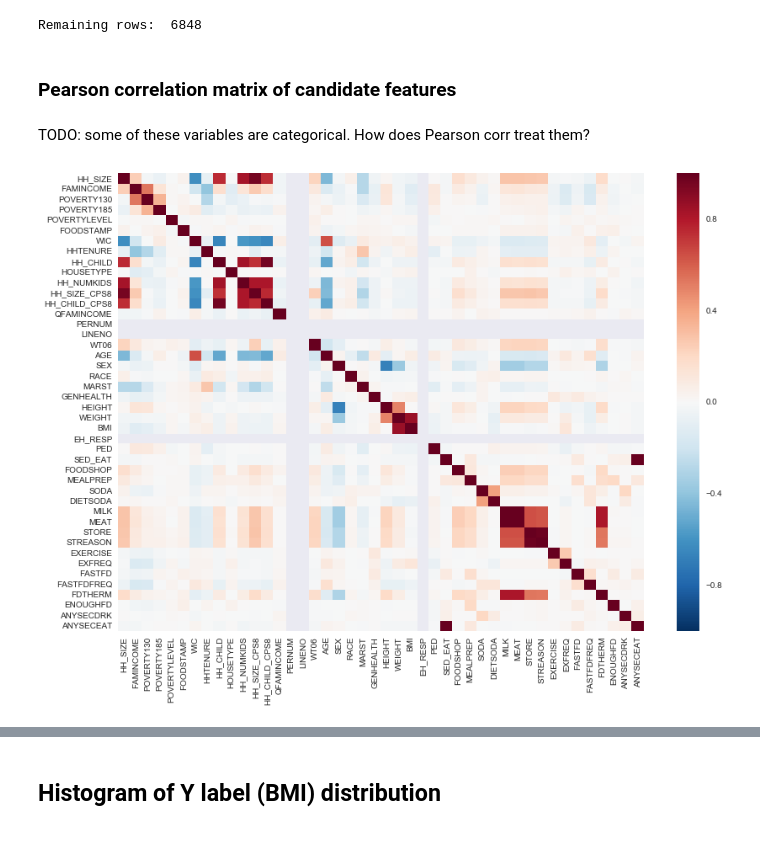
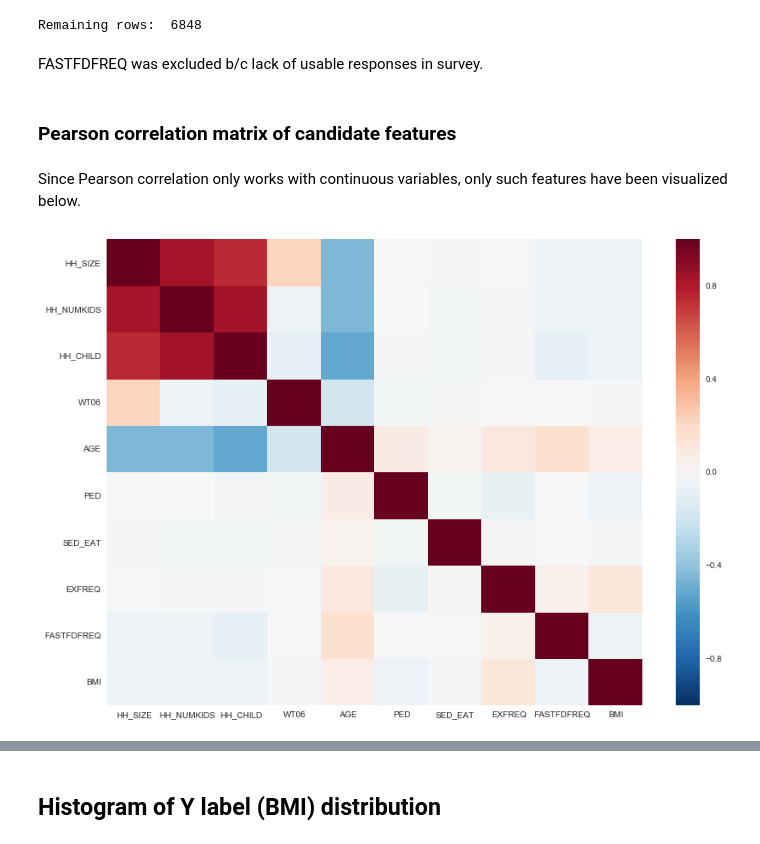
Before and after one commit to br4qua/atus-analysis-obesity, a Jupyter notebook: analyses/exploratory_analysis.ipynb, the cells around one changed output, grey strips where cells are left out. Saved outputs shown, nothing was run; the diff lists cells and outputs as text; code cells hidden in the pictures.

```diff
--- a/analyses/exploratory_analysis.ipynb
+++ b/analyses/exploratory_analysis.ipynb
@@ -15,15 +15,33 @@ FEATURE_COLS = ['HH_SIZE', 'FAMINCOME', 'POVERTY130', 'POVERTY185',
        'SODA', 'DIETSODA', 'MILK', 'MEAT', 'STORE', 'STREASON', 'EXERCISE',
        'EXFREQ', 'FASTFD', 'FASTFDFREQ', 'FDTHERM', 'ENOUGHFD', 'ANYSECDRK',
        'ANYSECEAT']
+CONTINUOUS_FEATURES = ['HH_SIZE', 'HH_NUMKIDS', 'HH_CHILD',
+                       'WT06', 'AGE',
+                      'PED', 'SED_EAT', 'EXFREQ']
+# cannot include weight and height because these are directly associated with
+# BMI
+EXCLUDED_CONTINUOUS_FEATURES = ['HEIGHT', 'WEIGHT']
+CATEGORICAL_FEATURES = ['FAMINCOME', 'POVERTY130', 'POVERTY185',
+                       'POVERTYLEVEL', 'FOODSTAMP', 'WIC',
+                       'HHTENURE', 'HOUSETYPE', 'QFAMINCOME',
+                       'GENHEALTH', 'SEX', 'RACE', 'MARST',
+                       'EH_RESP', 'FOODSHOP', 'MEALPREP',
+                       'SODA', 'DIETSODA', 'MILK', 'MEAT', 'STORE',
+                        'STREASON', 'EXERCISE',
+                       'FASTFD', 'FDTHERM', 'ENOUGHFD', 'ANYSECDRK',
+                       'ANYSECEAT']
+# %% [markdown]
+FASTFDFREQ was excluded b/c lack of usable responses in survey.
 # %% [markdown]
 ### Pearson correlation matrix of candidate features
-# %% [markdown]
-TODO: some of these variables are categorical. How does Pearson corr treat them?
+# %% [markdown]
+Since Pearson correlation only works with continuous variables,
+only such features have been visualized below.
 # %%
-corrmat = (df_atus[FEATURE_COLS]).corr()
+corrmat = (df_atus[CONTINUOUS_FEATURES + ['BMI']]).corr()
 
 f, ax = plt.subplots(figsize=(14, 10))
 sns.heatmap(corrmat)
 plt.show()
 # %% [output]
-[figure, old version]
+[figure, new version]
```
Also changed, not shown: parts of 4 cells of this notebook.
